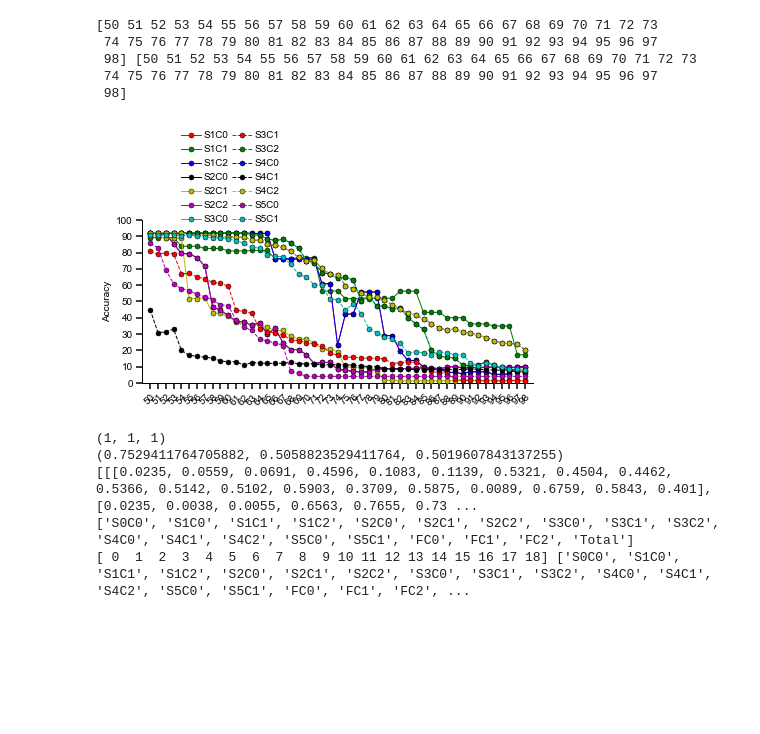
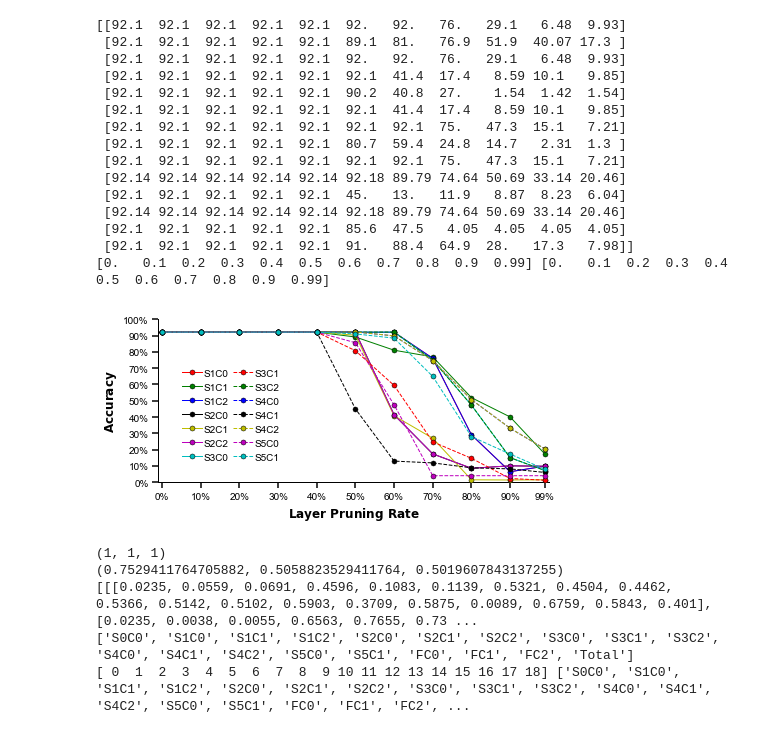
Before and after one commit to changchun-zhou/sagitta_fig, a Jupyter notebook: Nebula/scripts/Nebula.ipynb, the cells around one changed output. Drawn from its saved outputs; the diff is of its cells as text; code cells hidden in the pictures; blank space fills up the shorter version.

```diff
--- a/Nebula/scripts/Nebula.ipynb
+++ b/Nebula/scripts/Nebula.ipynb
@@ -19,80 +19,96 @@ from cls_plt_fig import cls_plt_fig
 
 fig_name ='../generate/Filter_Pruning_Sensitivity.svg'
 Layers = ['S1C0','S1C1','S1C2','S2C0','S2C1','S2C2','S3C0','S3C1','S3C2','S4C0','S4C1','S4C2','S5C0','S5C1'] # 18
-Sens = [
-[92.0, 92.0, 91.9, 91.9, 91.9, 91.8, 91.8, 92.0, 92.0, 92.0, 92.0, 92.0, 92.0, 91.7, 91.7, 91.7, 76.2, 76.2, 76.0, 76.0, 76.0, 76.0, 60.9, 60.9, 23.2, 42.3, 42.3, 55.8, 55.8, 55.8, 29.1, 29.1, 19.6, 13.8, 13.8, 9.89, 8.83, 8.83, 6.48, 6.48, 5.75, 6.93, 6.93, 6.85, 5.27, 5.27, 5.63, 9.93, 9.93],
-[89.14, 89.14, 89.14, 89.14, 83.87, 83.87, 83.87, 82.50, 82.50, 82.50, 81.00, 81.00, 81.00, 81.24, 81.24, 81.24, 76.18, 76.18, 76.18, 76.94, 76.94, 76.94, 56.40, 56.40, 56.40, 51.74, 51.74, 51.74, 51.74, 51.99, 51.99, 51.99, 56.32, 56.32, 56.32, 43.31, 43.31, 43.31, 40.07, 40.07, 40.07, 36.22, 36.22, 36.22, 34.97, 34.97, 34.97, 17.30, 17.30],
-[92.0, 92.0, 91.9, 91.9, 91.9, 91.8, 91.8, 92.0, 92.0, 92.0, 92.0, 92.0, 92.0, 91.7, 91.7, 91.7, 76.2, 76.2, 76.0, 76.0, 76.0, 76.0, 60.9, 60.9, 23.2, 42.3, 42.3, 55.8, 55.8, 55.8, 29.1, 29.1, 19.6, 13.8, 13.8, 9.89, 8.83, 8.83, 6.48, 6.48, 5.75, 6.93, 6.93, 6.85, 5.27, 5.27, 5.63, 9.93, 9.93],
-[92.1, 91.3, 91.3, 85.4, 79.4, 79.2, 76.9, 71.7, 46.7, 44.6, 41.4, 38.0, 37.5, 35.3, 36.9, 30.1, 33.5, 24.7, 20.5, 20.5, 17.4, 11.9, 12.6, 12.6, 8.35, 7.82, 7.13, 6.77, 6.73, 8.87, 8.59, 8.75, 8.75, 8.95, 9.00, 9.32, 9.48, 8.63, 9.68, 10.1, 9.32, 9.44, 9.32, 9.76, 9.68, 9.85, 9.60, 9.64, 9.85],
-[90.2, 90.2, 88.6, 88.6, 89.0, 51.8, 51.8, 52.3, 42.8, 42.8, 40.8, 37.2, 37.2, 35.8, 35.8, 34.2, 32.2, 32.2, 28.6, 27.0, 27.0, 24.7, 20.9, 20.9, 19.2, 9.76, 9.76, 9.48, 9.48, 7.58, 1.54, 1.54, 1.30, 1.30, 1.30, 1.42, 1.42, 1.42, 1.42, 1.42, 1.58, 1.58, 1.58, 1.58, 1.58, 1.58, 1.54, 1.54, 1.54],
-[92.1, 91.3, 91.3, 85.4, 79.4, 79.2, 76.9, 71.7, 46.7, 44.6, 41.4, 38.0, 37.5, 35.3, 36.9, 30.1, 33.5, 24.7, 20.5, 20.5, 17.4, 11.9, 12.6, 12.6, 8.35, 7.82, 7.13, 6.77, 6.73, 8.87, 8.59, 8.75, 8.75, 8.95, 9.00, 9.32, 9.48, 8.63, 9.68, 10.1, 9.32, 9.44, 9.32, 9.76, 9.68, 9.85, 9.60, 9.64, 9.85],
-[92.1,92.1,92.1,92.1,92.1,92.1,92.1,92.1,92.1,92.1,92.1,92.1,92.1,91.0,90.7,88.3,87.5,88.0,86.1,82.6,75.0,73.8,67.7,66.8,64.1,64.7,63.1,50.4,53.7,47.1,47.3,45.5,46.1,40.1,36.3,32.9,20.1,16.3,16.0,15.1,11.1,10.4,11.3,12.8,10.9,8.39,8.59,7.29,7.21],
-[80.7, 78.9, 79.8, 79.3, 67.0, 67.2, 65.1, 63.8, 61.7, 61.1, 59.4, 44.6, 43.9, 42.8, 33.3, 31.3, 30.8, 29.5, 26.6, 25.8, 24.8, 24.1, 22.7, 18.3, 17.1, 15.8, 15.9, 15.3, 15.2, 15.2, 14.7, 11.9, 12.4, 12.9, 12.8, 8.67, 7.13, 6.40, 5.88, 2.31, 1.62, 1.54, 1.50, 1.38, 1.38, 1.22, 1.50, 1.38, 1.30],
-[92.1,92.1,92.1,92.1,92.1,92.1,92.1,92.1,92.1,92.1,92.1,92.1,92.1,91.0,90.7,88.3,87.5,88.0,86.1,82.6,75.0,73.8,67.7,66.8,64.1,64.7,63.1,50.4,53.7,47.1,47.3,45.5,46.1,40.1,36.3,32.9,20.1,16.3,16.0,15.1,11.1,10.4,11.3,12.8,10.9,8.39,8.59,7.29,7.21],
-[92.18, 92.18, 92.06, 92.06, 92.22, 91.17, 90.68, 90.96, 90.64, 89.75, 89.79, 89.42, 89.30, 87.80, 87.40, 85.13, 84.52, 83.23, 80.67, 77.15, 74.64, 75.24, 70.22, 66.77, 66.49, 59.72, 57.66, 55.27, 52.51, 52.47, 50.69, 47.93, 45.34, 42.83, 41.69, 39.42, 36.35, 33.67, 32.46, 33.14, 30.96, 30.83, 29.38, 27.84, 26.01, 24.51, 24.35, 23.66, 20.46],
-[45.0, 30.9, 31.3, 33.1, 20.1, 16.9, 16.5, 15.7, 15.3, 13.5, 13.0, 13.1, 10.9, 12.5, 12.3, 12.0, 12.0, 12.1, 12.6, 11.8, 11.9, 11.8, 11.0, 11.3, 11.3, 11.2, 10.9, 10.6, 9.97, 9.97, 8.87, 8.87, 8.43, 8.31, 8.23, 8.18, 8.39, 8.14, 8.27, 8.23, 8.31, 8.31, 8.27, 8.23, 7.94, 7.82, 7.62, 6.93, 6.04],
-[92.18, 92.18, 92.06, 92.06, 92.22, 91.17, 90.68, 90.96, 90.64, 89.75, 89.79, 89.42, 89.30, 87.80, 87.40, 85.13, 84.52, 83.23, 80.67, 77.15, 74.64, 75.24, 70.22, 66.77, 66.49, 59.72, 57.66, 55.27, 52.51, 52.47, 50.69, 47.93, 45.34, 42.83, 41.69, 39.42, 36.35, 33.67, 32.46, 33.14, 30.96, 30.83, 29.38, 27.84, 26.01, 24.51, 24.35, 23.66, 20.46],
-[85.6, 83.0, 69.5, 60.8, 57.9, 56.7, 54.3, 52.9, 50.9, 47.9, 47.5, 38.5, 34.4, 32.2, 27.1, 25.6, 24.7, 22.9, 7.13, 5.83, 4.05, 4.05, 4.05, 4.05, 4.05, 4.05, 4.05, 4.05, 4.05, 4.05, 4.05, 4.05, 4.05, 4.05, 4.05, 4.05, 4.05, 4.05, 4.05, 4.05, 4.05, 4.05, 4.05, 4.05, 4.05, 4.05, 4.05, 4.05, 4.05],
-[91.0, 90.8, 90.6, 90.6, 90.4, 90.5, 90.2, 89.5, 89.2, 88.9, 88.4, 87.1, 86.0, 83.1, 82.8, 78.7, 77.9, 77.3, 72.7, 66.7, 64.9, 60.2, 59.9, 51.2, 51.1, 44.7, 48.7, 42.6, 33.4, 30.9, 28.0, 26.9, 24.3, 18.4, 19.3, 18.5, 17.4, 18.8, 18.6, 17.3, 17.3, 12.5, 10.6, 12.4, 10.9, 9.60, 8.75, 8.79, 7.98]
-]
+Sens = np.array([
+[92.1, 92.1, 92.1, 92.1, 92.1, 92.1, 92.1, 92.1, 92.1, 92.1, 92.1, 92.1, 92.1, 92.1, 92.1, 92.1, 92.1, 92.1, 92.1, 92.1, 92.1, 92.1, 92.1, 92.1, 92.1, 92.1, 92.1, 92.1, 92.1, 92.1, 92.1, 92.1, 92.1, 92.1, 92.1, 92.1, 92.1, 92.1, 92.1, 92.1, 92.1, 92.1, 92.1, 92.1, 92.1, 92.1, 92.1, 92.1, 92.1, 91.9, 92.0, 92.0, 91.9, 91.9, 91.9, 91.8, 91.8, 92.0, 92.0, 92.0, 92.0, 92.0, 92.0, 91.7, 91.7, 91.7, 76.2, 76.2, 76.0, 76.0, 76.0, 76.0, 60.9, 60.9, 23.2, 42.3, 42.3, 55.8, 55.8, 55.8, 29.1, 29.1, 19.6, 13.8, 13.8, 9.89, 8.83, 8.83, 6.48, 6.48, 6.48, 5.75, 6.93, 6.93, 6.85, 5.27, 5.27, 5.63, 9.93, 9.93],
+[92.1, 92.1, 92.1, 92.1, 92.1, 92.1, 92.1, 92.1, 92.1, 92.1, 92.1, 92.1, 92.1, 92.1, 92.1, 92.1, 92.1, 92.1, 92.1, 92.1, 92.1, 92.1, 92.1, 92.1, 92.1, 92.1, 92.1, 92.1, 92.1, 92.1, 92.1, 92.1, 92.1, 92.1, 92.1, 92.1, 92.1, 92.1, 92.1, 92.1, 92.1, 92.1, 92.1, 92.1, 92.1, 92.1, 92.1, 89.4, 89.4, 89.4, 89.1, 89.1, 89.1, 89.1, 83.8, 83.8, 83.8, 82.5, 82.5, 82.5, 81.0, 81.0, 81.0, 81.2, 81.2, 81.2, 76.1, 76.1, 76.1, 76.9, 76.9, 76.9, 56.4, 56.4, 56.4, 51.7, 51.7, 51.7, 51.7, 51.9, 51.9, 51.9, 56.3, 56.3, 56.3, 43.3, 43.3, 43.3, 40.0, 40.0, 40.07, 40.07, 36.22, 36.22, 36.22, 34.97, 34.97, 34.97, 17.30, 17.30],
+[92.1, 92.1, 92.1, 92.1, 92.1, 92.1, 92.1, 92.1, 92.1, 92.1, 92.1, 92.1, 92.1, 92.1, 92.1, 92.1, 92.1, 92.1, 92.1, 92.1, 92.1, 92.1, 92.1, 92.1, 92.1, 92.1, 92.1, 92.1, 92.1, 92.1, 92.1, 92.1, 92.1, 92.1, 92.1, 92.1, 92.1, 92.1, 92.1, 92.1, 92.1, 92.1, 92.1, 92.1, 92.1, 92.1, 92.1, 92.1, 92.1, 91.9, 92.0, 92.0, 91.9, 91.9, 91.9, 91.8, 91.8, 92.0, 92.0, 92.0, 92.0, 92.0, 92.0, 91.7, 91.7, 91.7, 76.2, 76.2, 76.0, 76.0, 76.0, 76.0, 60.9, 60.9, 23.2, 42.3, 42.3, 55.8, 55.8, 55.8, 29.1, 29.1, 19.6, 13.8, 13.8, 9.89, 8.83, 8.83, 6.48, 6.48, 6.48, 5.75, 6.93, 6.93, 6.85, 5.27, 5.27, 5.63, 9.93, 9.93],
+[92.1, 92.1, 92.1, 92.1, 92.1, 92.1, 92.1, 92.1, 92.1, 92.1, 92.1, 92.1, 92.1, 92.1, 92.1, 92.1, 92.1, 92.1, 92.1, 92.1, 92.1, 92.1, 92.1, 92.1, 92.1, 92.1, 92.1, 92.1, 92.1, 92.1, 92.1, 92.1, 92.1, 92.1, 92.1, 92.1, 92.1, 92.1, 92.1, 92.1, 92.1, 92.1, 92.1, 92.1, 92.1, 92.1, 92.1, 92.1, 92.1, 92.1, 92.1, 91.3, 91.3, 85.4, 79.4, 79.2, 76.9, 71.7, 46.7, 44.6, 41.4, 38.0, 37.5, 35.3, 36.9, 30.1, 33.5, 24.7, 20.5, 20.5, 17.4, 11.9, 12.6, 12.6, 8.35, 7.82, 7.13, 6.77, 6.73, 8.87, 8.59, 8.75, 8.75, 8.95, 9.0, 9.32, 9.48, 8.63, 9.68, 10.1, 10.1, 9.32, 9.44, 9.32, 9.76, 9.68, 9.85, 9.60, 9.64, 9.85],
+[92.1, 92.1, 92.1, 92.1, 92.1, 92.1, 92.1, 92.1, 92.1, 92.1, 92.1, 92.1, 92.1, 92.1, 92.1, 92.1, 92.1, 92.1, 92.1, 92.1, 92.1, 92.1, 92.1, 92.1, 92.1, 92.1, 92.1, 92.1, 92.1, 92.1, 92.1, 92.1, 92.1, 92.1, 92.1, 92.1, 92.1, 92.1, 92.1, 92.1, 92.1, 92.1, 92.1, 92.1, 92.1, 92.1, 89.3, 89.8, 89.8, 90.1, 90.2, 90.2, 88.6, 88.6, 89.0, 51.8, 51.8, 52.3, 42.8, 42.8, 40.8, 37.2, 37.2, 35.8, 35.8, 34.2, 32.2, 32.2, 28.6, 27.0, 27.0, 24.7, 20.9, 20.9, 19.2, 9.76, 9.76, 9.48, 9.48, 7.58, 1.54, 1.54, 1.3, 1.3, 1.3, 1.42, 1.42, 1.42, 1.42, 1.42, 1.42, 1.58, 1.58, 1.58, 1.58, 1.58, 1.58, 1.54, 1.54, 1.54],
+[92.1, 92.1, 92.1, 92.1, 92.1, 92.1, 92.1, 92.1, 92.1, 92.1, 92.1, 92.1, 92.1, 92.1, 92.1, 92.1, 92.1, 92.1, 92.1, 92.1, 92.1, 92.1, 92.1, 92.1, 92.1, 92.1, 92.1, 92.1, 92.1, 92.1, 92.1, 92.1, 92.1, 92.1, 92.1, 92.1, 92.1, 92.1, 92.1, 92.1, 92.1, 92.1, 92.1, 92.1, 92.1, 92.1, 92.1, 92.1, 92.1, 92.1, 92.1, 91.3, 91.3, 85.4, 79.4, 79.2, 76.9, 71.7, 46.7, 44.6, 41.4, 38.0, 37.5, 35.3, 36.9, 30.1, 33.5, 24.7, 20.5, 20.5, 17.4, 11.9, 12.6, 12.6, 8.35, 7.82, 7.13, 6.77, 6.73, 8.87, 8.59, 8.75, 8.75, 8.95, 9.0, 9.32, 9.48, 8.63, 9.68, 10.1, 10.1, 9.32, 9.44, 9.32, 9.76, 9.68, 9.85, 9.60, 9.64, 9.85],
+[92.1, 92.1, 92.1, 92.1, 92.1, 92.1, 92.1, 92.1, 92.1, 92.1, 92.1, 92.1, 92.1, 92.1, 92.1, 92.1, 92.1, 92.1, 92.1, 92.1, 92.1, 92.1, 92.1, 92.1, 92.1, 92.1, 92.1, 92.1, 92.1, 92.1, 92.1, 92.1, 92.1, 92.1, 92.1, 92.1, 92.1, 92.1, 92.1, 92.1, 92.1, 92.1, 92.1, 92.1, 92.1, 92.1, 92.1, 92.1, 92.1, 92.1, 92.1, 92.1, 92.1, 92.1, 92.1, 92.1, 92.1, 92.1, 92.1, 92.1, 92.1, 92.1, 92.1, 91.0, 90.7, 88.3, 87.5, 88.0, 86.1, 82.6, 75.0, 73.8, 67.7, 66.8, 64.1, 64.7, 63.1, 50.4, 53.7, 47.1, 47.3, 45.5, 46.1, 40.1, 36.3, 32.9, 20.1, 16.3, 16.0, 15.1, 15.1, 11.1, 10.4, 11.3, 12.8, 10.9, 8.39, 8.59, 7.29, 7.21],
+[92.1, 92.1, 92.1, 92.1, 92.1, 92.1, 92.1, 92.1, 92.1, 92.1, 92.1, 92.1, 92.1, 92.1, 92.1, 92.1, 92.1, 92.1, 92.1, 92.1, 92.1, 92.1, 92.1, 92.1, 92.1, 92.1, 92.1, 92.1, 92.1, 92.1, 92.1, 92.1, 92.1, 92.1, 92.1, 92.1, 92.1, 92.1, 92.1, 92.1, 92.1, 92.1, 92.1, 92.1, 92.1, 92.0, 91.9, 91.6, 91.7, 91.8, 80.7, 78.9, 79.8, 79.3, 67.0, 67.2, 65.1, 63.8, 61.7, 61.1, 59.4, 44.6, 43.9, 42.8, 33.3, 31.3, 30.8, 29.5, 26.6, 25.8, 24.8, 24.1, 22.7, 18.3, 17.1, 15.8, 15.9, 15.3, 15.2, 15.2, 14.7, 11.9, 12.4, 12.9, 12.8, 8.67, 7.13, 6.4, 5.88, 2.31, 2.31, 1.62, 1.54, 1.50, 1.38, 1.38, 1.22, 1.50, 1.38, 1.30],
+[92.1, 92.1, 92.1, 92.1, 92.1, 92.1, 92.1, 92.1, 92.1, 92.1, 92.1, 92.1, 92.1, 92.1, 92.1, 92.1, 92.1, 92.1, 92.1, 92.1, 92.1, 92.1, 92.1, 92.1, 92.1, 92.1, 92.1, 92.1, 92.1, 92.1, 92.1, 92.1, 92.1, 92.1, 92.1, 92.1, 92.1, 92.1, 92.1, 92.1, 92.1, 92.1, 92.1, 92.1, 92.1, 92.1, 92.1, 92.1, 92.1, 92.1, 92.1, 92.1, 92.1, 92.1, 92.1, 92.1, 92.1, 92.1, 92.1, 92.1, 92.1, 92.1, 92.1, 91.0, 90.7, 88.3, 87.5, 88.0, 86.1, 82.6, 75.0, 73.8, 67.7, 66.8, 64.1, 64.7, 63.1, 50.4, 53.7, 47.1, 47.3, 45.5, 46.1, 40.1, 36.3, 32.9, 20.1, 16.3, 16.0, 15.1, 15.1, 11.1, 10.4, 11.3, 12.8, 10.9, 8.39, 8.59, 7.29, 7.21],
+[92.14, 92.14, 92.14, 92.14, 92.14, 92.14, 92.14, 92.14, 92.14, 92.14, 92.14, 92.14, 92.14, 92.14, 92.14, 92.14, 92.14, 92.14, 92.14, 92.14, 92.14, 92.14, 92.14, 92.14, 92.14, 92.14, 92.14, 92.14, 92.14, 92.14, 92.14, 92.14, 92.14, 92.14, 92.14, 92.14, 92.14, 92.14, 92.14, 92.14, 92.14, 92.14, 92.14, 92.14, 92.14, 92.14, 92.14, 92.14, 92.14, 92.14, 92.18, 92.18, 92.06, 92.06, 92.22, 91.17, 90.68, 90.96, 90.64, 89.75, 89.79, 89.42, 89.3, 87.8, 87.4, 85.13, 84.52, 83.23, 80.67, 77.15, 74.64, 75.24, 70.22, 66.77, 66.49, 59.72, 57.66, 55.27, 52.51, 52.47, 50.69, 47.93, 45.34, 42.83, 41.69, 39.42, 36.35, 33.67, 32.46, 33.14, 33.14, 30.96, 30.83, 29.38, 27.84, 26.01, 24.51, 24.35, 23.66, 20.46],
+[92.1, 92.1, 92.1, 92.1, 92.1, 92.1, 92.1, 92.1, 92.1, 92.1, 92.1, 92.1, 92.1, 92.1, 92.1, 92.1, 92.1, 92.1, 92.1, 92.1, 92.1, 92.1, 92.1, 92.1, 92.1, 92.1, 92.1, 92.1, 92.1, 92.1, 92.1, 92.1, 92.1, 92.1, 92.1, 92.1, 92.1, 92.1, 92.1, 92.1, 92.1, 92.1, 92.1, 92.1, 92.1, 91.9, 90.5, 88.0, 87.1, 76.9, 45.0, 30.9, 31.3, 33.1, 20.1, 16.9, 16.5, 15.7, 15.3, 13.5, 13.0, 13.1, 10.9, 12.5, 12.3, 12.0, 12.0, 12.1, 12.6, 11.8, 11.9, 11.8, 11.0, 11.3, 11.3, 11.2, 10.9, 10.6, 9.97, 9.97, 8.87, 8.87, 8.43, 8.31, 8.23, 8.18, 8.39, 8.14, 8.27, 8.23, 8.23, 8.31, 8.31, 8.27, 8.23, 7.94, 7.82, 7.62, 6.93, 6.04],
+[92.14, 92.14, 92.14, 92.14, 92.14, 92.14, 92.14, 92.14, 92.14, 92.14, 92.14, 92.14, 92.14, 92.14, 92.14, 92.14, 92.14, 92.14, 92.14, 92.14, 92.14, 92.14, 92.14, 92.14, 92.14, 92.14, 92.14, 92.14, 92.14, 92.14, 92.14, 92.14, 92.14, 92.14, 92.14, 92.14, 92.14, 92.14, 92.14, 92.14, 92.14, 92.14, 92.14, 92.14, 92.14, 92.14, 92.14, 92.14, 92.14, 92.14, 92.18, 92.18, 92.06, 92.06, 92.22, 91.17, 90.68, 90.96, 90.64, 89.75, 89.79, 89.42, 89.3, 87.8, 87.4, 85.13, 84.52, 83.23, 80.67, 77.15, 74.64, 75.24, 70.22, 66.77, 66.49, 59.72, 57.66, 55.27, 52.51, 52.47, 50.69, 47.93, 45.34, 42.83, 41.69, 39.42, 36.35, 33.67, 32.46, 33.14, 33.14, 30.96, 30.83, 29.38, 27.84, 26.01, 24.51, 24.35, 23.66, 20.46],
+[92.1, 92.1, 92.1, 92.1, 92.1, 92.1, 92.1, 92.1, 92.1, 92.1, 92.1, 92.1, 92.1, 92.1, 92.1, 92.1, 92.1, 92.1, 92.1, 92.1, 92.1, 92.1, 92.1, 92.1, 92.1, 92.1, 92.1, 92.1, 92.1, 92.1, 92.1, 92.1, 92.1, 92.1, 92.1, 92.1, 92.1, 92.1, 92.1, 92.1, 92.1, 92.1, 92.1, 92.1, 92.1, 91.1, 90.0, 90.1, 89.1, 86.6, 85.6, 83.0, 69.5, 60.8, 57.9, 56.7, 54.3, 52.9, 50.9, 47.9, 47.5, 38.5, 34.4, 32.2, 27.1, 25.6, 24.7, 22.9, 7.13, 5.83, 4.05, 4.05, 4.05, 4.05, 4.05, 4.05, 4.05, 4.05, 4.05, 4.05, 4.05, 4.05, 4.05, 4.05, 4.05, 4.05, 4.05, 4.05, 4.05, 4.05, 4.05, 4.05, 4.05, 4.05, 4.05, 4.05, 4.05, 4.05, 4.05, 4.05],
+[92.1, 92.1, 92.1, 92.1, 92.1, 92.1, 92.1, 92.1, 92.1, 92.1, 92.1, 92.1, 92.1, 92.1, 92.1, 92.1, 92.1, 92.1, 92.1, 92.1, 92.1, 92.1, 92.1, 92.1, 92.1, 92.1, 92.1, 92.1, 92.1, 92.1, 92.1, 92.1, 92.1, 92.1, 92.1, 92.1, 92.1, 92.1, 92.1, 92.1, 92.1, 92.1, 92.1, 92.1, 92.1, 92.1, 91.8, 91.5, 91.4, 91.4, 91.0, 90.8, 90.6, 90.6, 90.4, 90.5, 90.2, 89.5, 89.2, 88.9, 88.4, 87.1, 86.0, 83.1, 82.8, 78.7, 77.9, 77.3, 72.7, 66.7, 64.9, 60.2, 59.9, 51.2, 51.1, 44.7, 48.7, 42.6, 33.4, 30.9, 28.0, 26.9, 24.3, 18.4, 19.3, 18.5, 17.4, 18.8, 18.6, 17.3, 17.3, 17.3, 12.5, 10.6, 12.4, 10.9, 9.60, 8.75, 8.79, 7.98]
+])
 
-x_value = np.arange(50, 99)
+pick = [0, 10, 20, 30, 40, 50, 60, 70, 80, 90, 99]
+Sens_pick = np.zeros((len(Layers), 11))
+for i in range(len(Layers)):
+    Sens_pick[i] = Sens[i].take(pick)
+x_value = np.array(pick)/100
 
 figsize=(7,3)
 
 bar_width = 0.25
 xticks = x_value
-legend_loc = (0.09, 0.95)
+legend_loc = (0.05, 0.1)
 
-y_value = [Sens]
-y_label = ['Accuracy']
+y_value = [Sens_pick/100]
+y_label = [r"$\bf{Accuracy}$"]
 y_fig_type = [['plot' for i in range(len(Layers))]]
 y_legend = [Layers]
 legend_ncol = 2
 y_color=[[(1, 0, 0), (0, 128/256, 0),(0, 0, 1),(0, 0, 0), (191/256,191/256, 0),(191/256, 0, 191/256),(0, 191/256, 191/256),
           (1, 0, 0), (0, 128/256, 0),(0, 0, 1),(0, 0, 0), (191/256,191/256, 0),(191/256, 0, 191/256),(0, 191/256, 191/256)]]
 len_yticks = [10, 10]
-y_yticks_max = [100, 100]
-
+y_yticks_max = [1, 100]
+print(Sens_pick)
 cls_plt_fig('').func_plt_fig(
     fig_name=fig_name,
     x_value=x_value,
+    x_label = r"$\bf{Layer\ Pruning\ Rate}$",
     y_label = y_label,
     y_value = y_value,
     y_fig_type = y_fig_type,
     y_legend = y_legend,
     y_color = y_color,
     y_axis_color = [(0, 0, 0), (214/255, 73/255, 73/255)],
     y_yticks_max=y_yticks_max,
     y_yticks_min=[0, 0],
     y_edgecolor = [[(97/255, 169/255, 218/255), (97/255, 169/255, 218/255)],[]],
     y_hatch = [['/////', None],[None, None]],
     y_linestyle = [['solid','solid','solid','solid','solid','solid','solid',
                     'dashed','dashed','dashed','dashed','dashed','dashed','dashed']],
     y_marker = [['o' for i in range(len(Layers))],['s','*']],
     y_markersize=5,
     y_markeredgecolor="black",
     y_markeredgewidth=0.5,
     len_yticks=len_yticks,
     xticks= xticks,
     legend_loc =legend_loc,
     figsize=figsize, #[0, 0, 1, 1],
     font_size = 10,
     plt_text = False,
     legend_ncol=legend_ncol,
-    PercentFormatter= False,
-    labelrotation = 45,
+    PercentFormatter= True,
+    PercentFormatter_x = True,
     bar_width = bar_width,
     linewidth= 1,
-    bar_gap_width = 0.1
+    bar_gap_width = 0.1,
+    border_width = 0.01
 )
 # %% [output]
-[50 51 52 53 54 55 56 57 58 59 60 61 62 63 64 65 66 67 68 69 70 71 72 73
- 74 75 76 77 78 79 80 81 82 83 84 85 86 87 88 89 90 91 92 93 94 95 96 97
- 98] [50 51 52 53 54 55 56 57 58 59 60 61 62 63 64 65 66 67 68 69 70 71 72 73
- 74 75 76 77 78 79 80 81 82 83 84 85 86 87 88 89 90 91 92 93 94 95 96 97
- 98]
+[[92.1  92.1  92.1  92.1  92.1  92.   92.   76.   29.1   6.48  9.93]
+ [92.1  92.1  92.1  92.1  92.1  89.1  81.   76.9  51.9  40.07 17.3 ]
+ [92.1  92.1  92.1  92.1  92.1  92.   92.   76.   29.1   6.48  9.93]
+ [92.1  92.1  92.1  92.1  92.1  92.1  41.4  17.4   8.59 10.1   9.85]
+ [92.1  92.1  92.1  92.1  92.1  90.2  40.8  27.    1.54  1.42  1.54]
+ [92.1  92.1  92.1  92.1  92.1  92.1  41.4  17.4   8.59 10.1   9.85]
+ [92.1  92.1  92.1  92.1  92.1  92.1  92.1  75.   47.3  15.1   7.21]
+ [92.1  92.1  92.1  92.1  92.1  80.7  59.4  24.8  14.7   2.31  1.3 ]
+ [92.1  92.1  92.1  92.1  92.1  92.1  92.1  75.   47.3  15.1   7.21]
+ [92.14 92.14 92.14 92.14 92.14 92.18 89.79 74.64 50.69 33.14 20.46]
+ [92.1  92.1  92.1  92.1  92.1  45.   13.   11.9   8.87  8.23  6.04]
+ [92.14 92.14 92.14 92.14 92.14 92.18 89.79 74.64 50.69 33.14 20.46]
+ [92.1  92.1  92.1  92.1  92.1  85.6  47.5   4.05  4.05  4.05  4.05]
+ [92.1  92.1  92.1  92.1  92.1  91.   88.4  64.9  28.   17.3   7.98]]
+[0.   0.1  0.2  0.3  0.4  0.5  0.6  0.7  0.8  0.9  0.99] [0.   0.1  0.2  0.3  0.4  0.5  0.6  0.7  0.8  0.9  0.99]
-[figure, old version]
+[figure, new version]
 # %%
 # Filter Pruning-Sparsity
 import numpy as np
```
Also changed, not shown: parts of 1 cell of this notebook, 1 other file.
